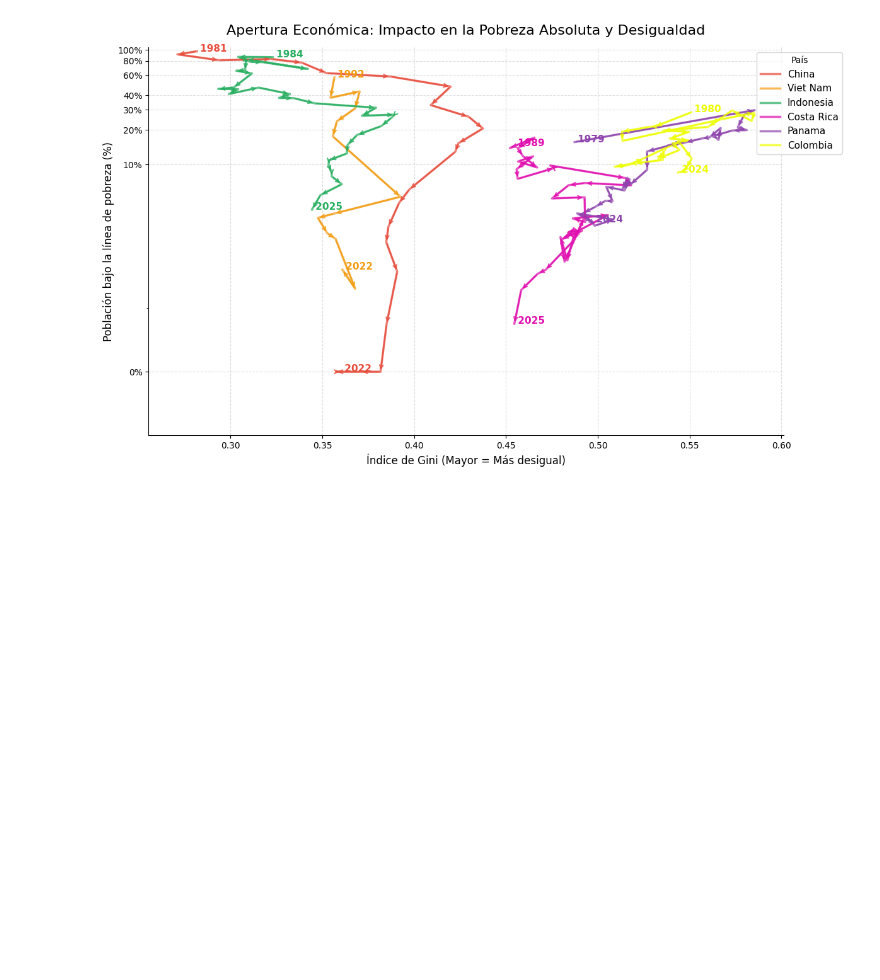
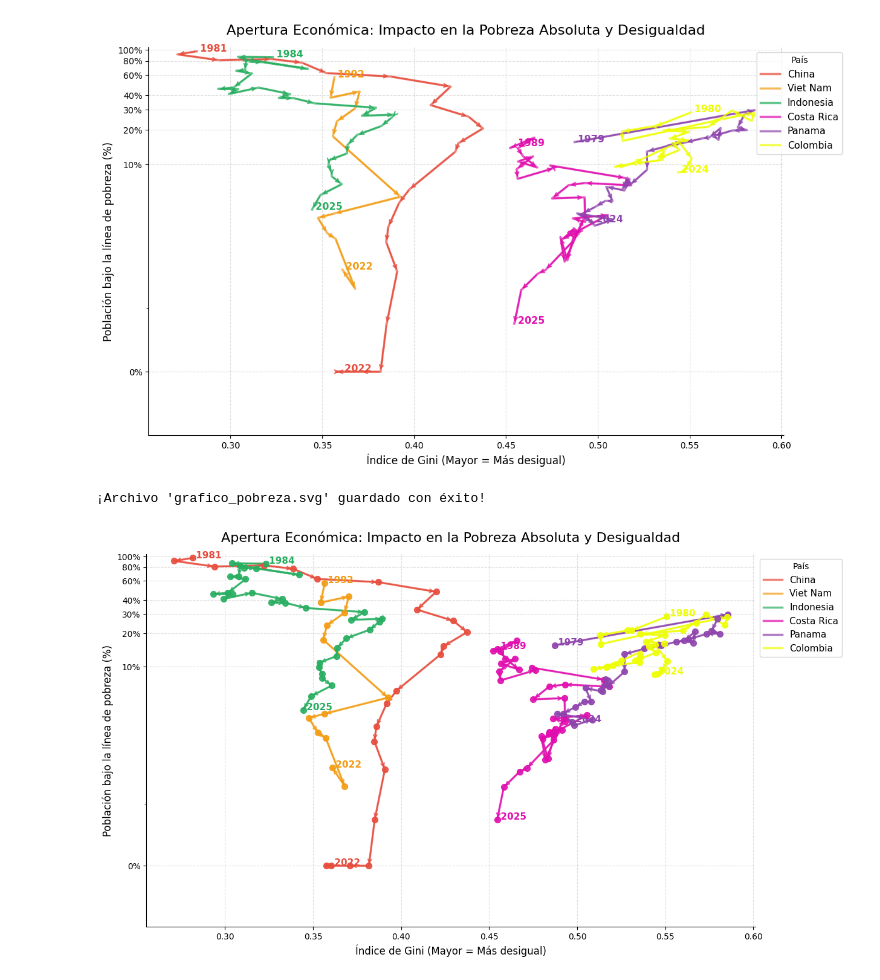
Before and after one commit to Javv1/proyecto_infovis, a Jupyter notebook: visualizacion_prueba.ipynb, the cells around one changed output. Drawn from its saved outputs; the diff is of its cells as text; code cells hidden in the pictures; blank space fills up the shorter version.

Commit message:
Imagen interactiva y creacion html

```diff
--- a/ola/visualizacion_prueba.ipynb
+++ b/visualizacion_prueba.ipynb
@@ -82,3 +82,76 @@ sns.despine()
 plt.show()
 # %% [output]
 [figure]
+# %%
+import pandas as pd
+import matplotlib.pyplot as plt
+import seaborn as sns
+
+df_pip = pd.read_csv('pip.csv')
+
+df_pip = df_pip.drop_duplicates(subset=['country_name', 'reporting_year'])
+df_pip['headcount_pct'] = df_pip['headcount'] * 100
+df_pip = df_pip[~((df_pip['country_name'] == 'Costa Rica') & (df_pip['reporting_year'] < 1989))]
+paises_objetivo = ['China', 'Viet Nam', 'Indonesia', 'Costa Rica', 'Panama', 'Colombia']
+
+df_trayectorias = df_pip[df_pip['country_name'].isin(paises_objetivo)].sort_values(['country_name', 'reporting_year'])
+
+plt.figure(figsize=(13, 8))
+colores = {
+    'China': '#e74c3c',
+    'Viet Nam': '#f39c12',
+    'Indonesia': '#27ae60',
+    'Costa Rica': "#e10eaf",
+    'Panama': '#8e44ad',
+    'Colombia': "#eeff03"
+}
+
+for pais in paises_objetivo:
+    datos_pais = df_trayectorias[df_trayectorias['country_name'] == pais].dropna(subset=['gini', 'headcount_pct'])
+
+    if datos_pais.empty:
+        continue
+
+    x = datos_pais['gini'].values
+    y = datos_pais['headcount_pct'].values
+    anios = datos_pais['reporting_year'].values
+
+    # Dibujar la línea principal
+    plt.plot(x, y, color=colores[pais], linewidth=2.5, alpha=0.7, label=pais)
+
+    # Dibujar flechas de dirección
+    for i in range(len(x)-1):
+        plt.annotate('', xy=(x[i+1], y[i+1]), xytext=(x[i], y[i]),
+                     arrowprops=dict(arrowstyle="->", color=colores[pais], lw=1.5, alpha=0.8))
+
+    # PUNTOS INTERACTIVOS: Asignamos un 'gid' con el valor de pobreza para que JS lo detecte
+    for i in range(len(x)):
+        plt.scatter(
+            x[i], y[i],
+            color=colores[pais],
+            s=50,
+            zorder=5,
+            alpha=0.9,
+            gid=f"puntosonoro_pobreza-{y[i]:.2f}_pais-{pais}_anio-{int(anios[i])}"
+        )
+
+    plt.text(x[0], y[0], f" {int(anios[0])}", fontsize=11, weight='bold', color=colores[pais])
+    plt.text(x[-1], y[-1], f" {int(anios[-1])}", fontsize=11, weight='bold', color=colores[pais])
+
+plt.yscale('symlog', linthresh=2.0)
+plt.yticks([0, 10, 20, 30, 40, 60, 80, 100], ['0%', '10%', '20%', '30%', '40%', '60%', '80%', '100%'])
+plt.ylim(-1, 105)
+
+plt.title('Apertura Económica: Impacto en la Pobreza Absoluta y Desigualdad', fontsize=16, pad=15)
+plt.xlabel('Índice de Gini (Mayor = Más desigual)', fontsize=12)
+plt.ylabel('Población bajo la línea de pobreza (%)', fontsize=12)
+plt.legend(title='País', loc='upper right', fontsize=11, bbox_to_anchor=(1.15, 1))
+plt.grid(True, linestyle='--', alpha=0.4)
+sns.despine()
+
+# Guardar en formato SVG vectorial interactivo
+plt.savefig('grafico_pobreza.svg', format='svg', bbox_inches='tight')
+print("¡Archivo 'grafico_pobreza.svg' guardado con éxito!")
+# %% [output]
+¡Archivo 'grafico_pobreza.svg' guardado con éxito!
+[figure, added]
```
Also changed, not shown: 3 other files.
